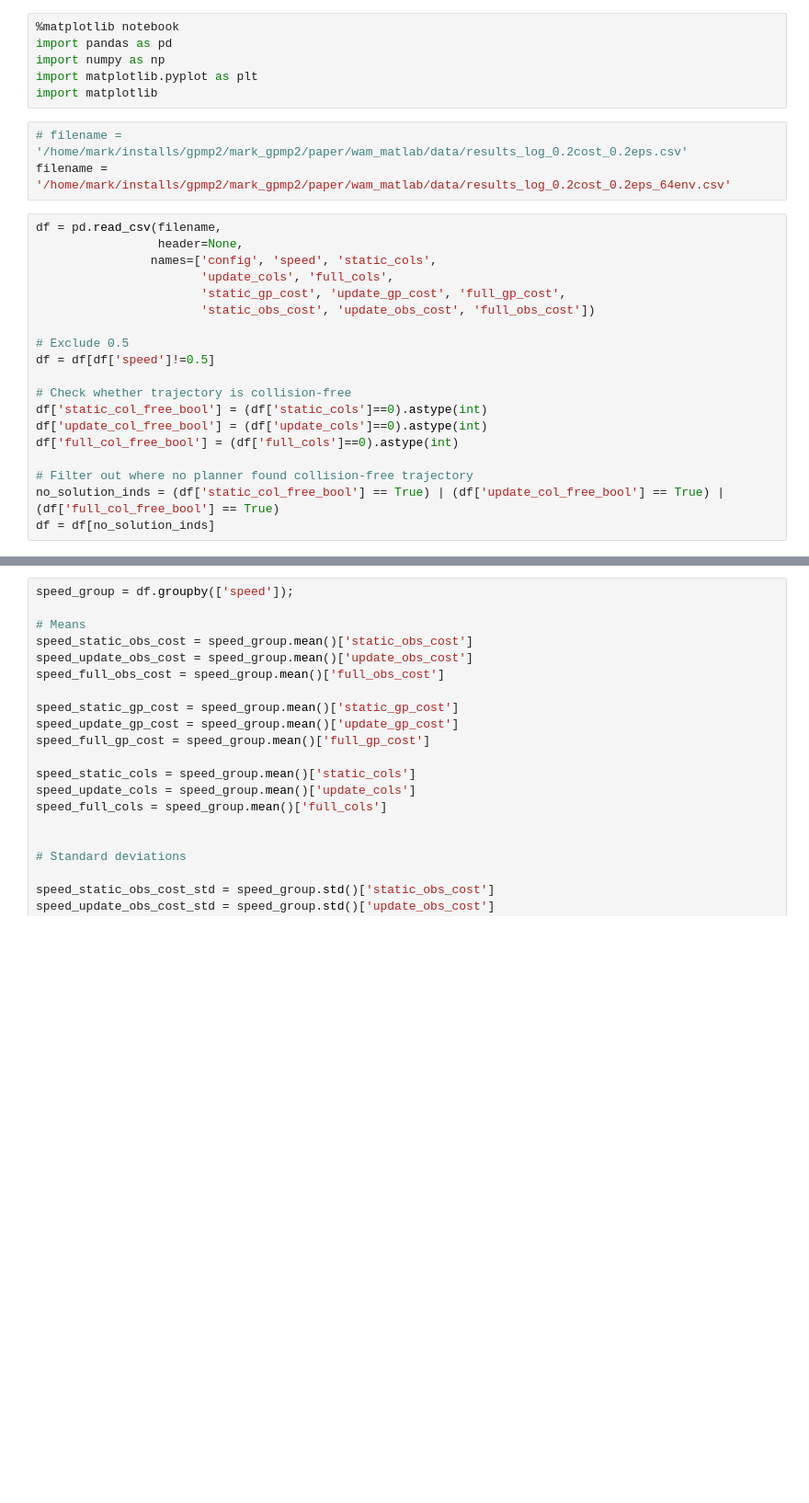
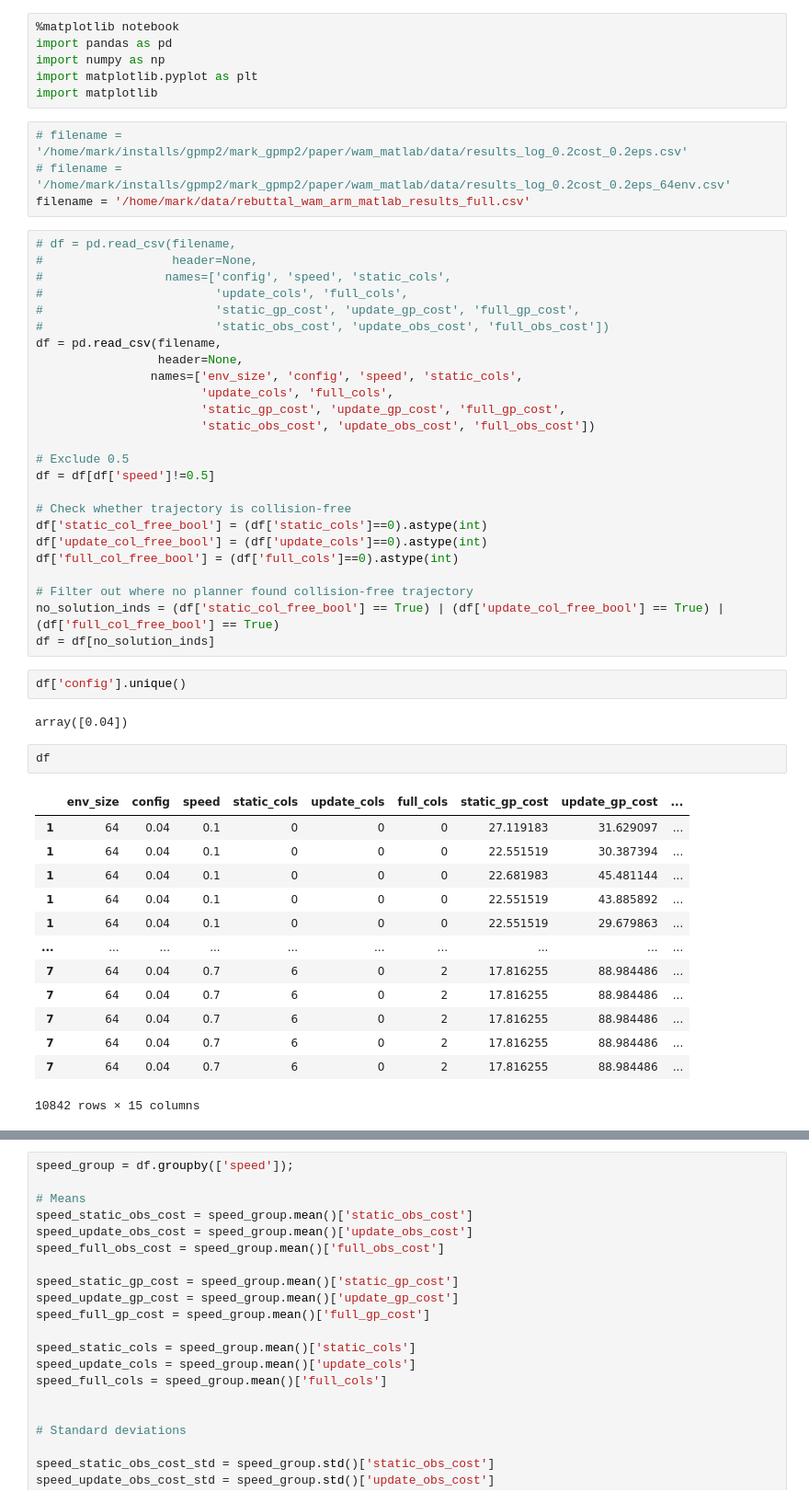
Before and after one commit to ori-drs/gpmp2, a Jupyter notebook: mark_gpmp2/paper/wam_matlab/Analyse Results.ipynb, the cells around one changed output, grey strips where cells are left out. Shown at 92% size. Cells and saved outputs as stored; diff of their text form; blank space fills up the shorter version.

```diff
--- a/mark_gpmp2/paper/wam_matlab/Analyse Results.ipynb
+++ b/mark_gpmp2/paper/wam_matlab/Analyse Results.ipynb
@@ -6,11 +6,18 @@ import matplotlib.pyplot as plt
 import matplotlib
 # %%
 # filename = '/home/mark/installs/gpmp2/mark_gpmp2/paper/wam_matlab/data/results_log_0.2cost_0.2eps.csv'
-filename = '/home/mark/installs/gpmp2/mark_gpmp2/paper/wam_matlab/data/results_log_0.2cost_0.2eps_64env.csv'
+# filename = '/home/mark/installs/gpmp2/mark_gpmp2/paper/wam_matlab/data/results_log_0.2cost_0.2eps_64env.csv'
+filename = '/home/mark/data/rebuttal_wam_arm_matlab_results_full.csv'
 # %%
+# df = pd.read_csv(filename,
+#                  header=None,
+#                 names=['config', 'speed', 'static_cols',
+#                        'update_cols', 'full_cols',
+#                        'static_gp_cost', 'update_gp_cost', 'full_gp_cost',
+#                        'static_obs_cost', 'update_obs_cost', 'full_obs_cost'])
 df = pd.read_csv(filename,
                  header=None,
-                names=['config', 'speed', 'static_cols',
+                names=['env_size', 'config', 'speed', 'static_cols',
                        'update_cols', 'full_cols',
                        'static_gp_cost', 'update_gp_cost', 'full_gp_cost',
                        'static_obs_cost', 'update_obs_cost', 'full_obs_cost'])
@@ -26,3 +33,23 @@ df['full_col_free_bool'] = (df['full_cols']==0).astype(int)
 # Filter out where no planner found collision-free trajectory
 no_solution_inds = (df['static_col_free_bool'] == True) | (df['update_col_free_bool'] == True) | (df['full_col_free_bool'] == True)
 df = df[no_solution_inds]
+# %%
+df['config'].unique()
+# %% [output]
+array([0.04])
+# %%
+df
+# %% [output]
+|  | env_size | config | speed | static_cols | update_cols | full_cols | static_gp_cost | update_gp_cost | ... |
+| 1 | 64 | 0.04 | 0.1 | 0 | 0 | 0 | 27.119183 | 31.629097 | ... |
+| 1 | 64 | 0.04 | 0.1 | 0 | 0 | 0 | 22.551519 | 30.387394 | ... |
+| 1 | 64 | 0.04 | 0.1 | 0 | 0 | 0 | 22.681983 | 45.481144 | ... |
+| 1 | 64 | 0.04 | 0.1 | 0 | 0 | 0 | 22.551519 | 43.885892 | ... |
+| 1 | 64 | 0.04 | 0.1 | 0 | 0 | 0 | 22.551519 | 29.679863 | ... |
+| ... | ... | ... | ... | ... | ... | ... | ... | ... | ... |
+| 7 | 64 | 0.04 | 0.7 | 6 | 0 | 2 | 17.816255 | 88.984486 | ... |
+| 7 | 64 | 0.04 | 0.7 | 6 | 0 | 2 | 17.816255 | 88.984486 | ... |
+| 7 | 64 | 0.04 | 0.7 | 6 | 0 | 2 | 17.816255 | 88.984486 | ... |
+| 7 | 64 | 0.04 | 0.7 | 6 | 0 | 2 | 17.816255 | 88.984486 | ... |
+| 7 | 64 | 0.04 | 0.7 | 6 | 0 | 2 | 17.816255 | 88.984486 | ... |
+10842 rows × 15 columns
```
Also changed, not shown: parts of 5 cells of this notebook, 47 other files.
